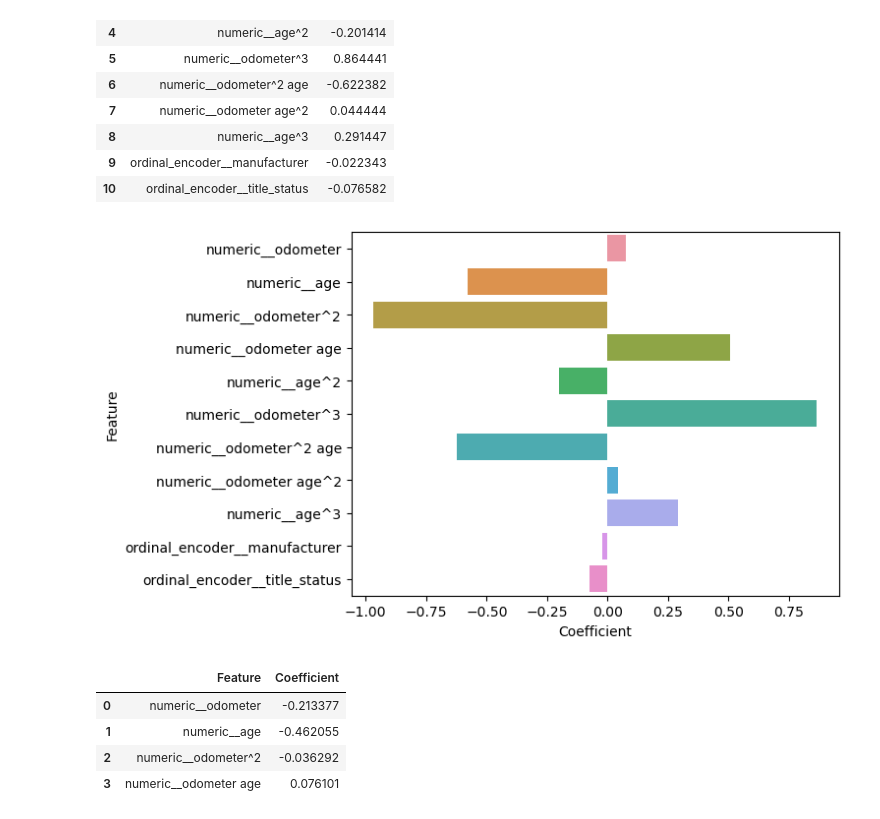
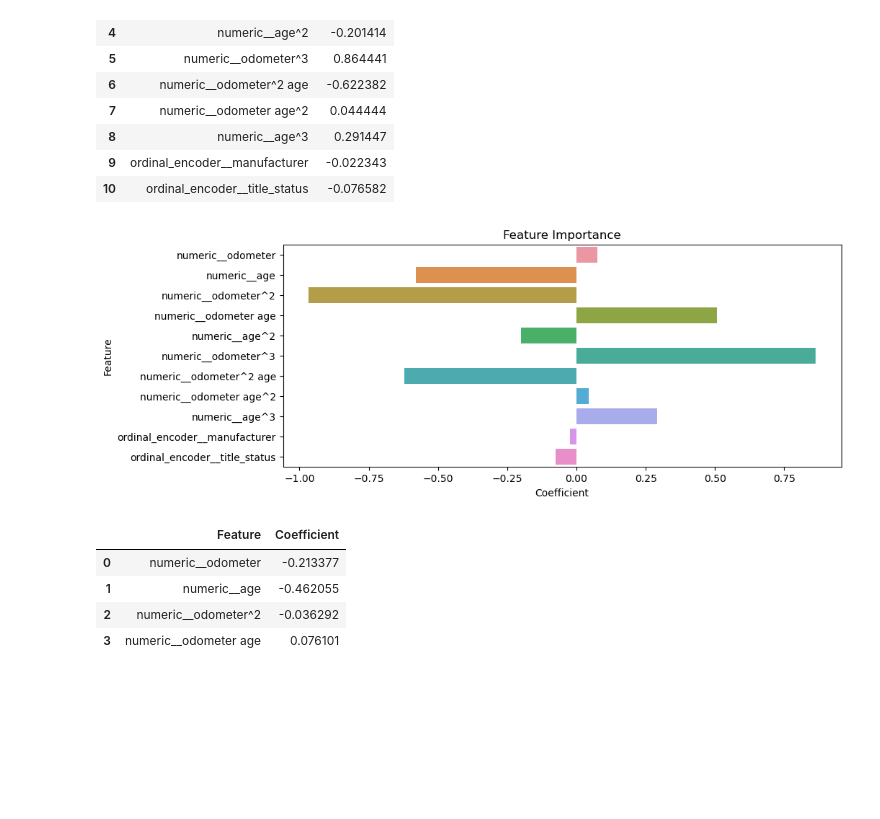
Before and after one commit to outdegree/BH-PCMLAI-M11-App2, a Jupyter notebook: prompt_II.ipynb, the cells around one changed output. Cells and saved outputs as stored; diff of their text form; code cells hidden in the pictures; blank space fills up the shorter version.

Commit message:
Added README and improved figures.

```diff
--- a/prompt_II.ipynb
+++ b/prompt_II.ipynb
@@ -660,9 +661,12 @@ coef_df
 | 9 | ordinal_encoder__manufacturer | -0.022343 |
 | 10 | ordinal_encoder__title_status | -0.076582 |
 # %%
-sns.barplot(data = coef_df, x = 'Coefficient', y = 'Feature').get_figure().savefig('images/coef-lin-reg.png')
+plt.figure(figsize = (10, 4))
+plot = sns.barplot(data = coef_df, x = 'Coefficient', y = 'Feature')
+plot.set(title = 'Feature Importance')
+plt.savefig('images/coef-lin-reg.png', bbox_inches = 'tight')
 # %% [output]
-[figure, old version]
+[figure, new version]
 # %%
 feature_names = sfs_lasso_pipeline[:-1].get_feature_names_out()
 coefficients = sfs_lasso_pipeline.named_steps['lin_regression'].coef_
```
Also changed, not shown: parts of 4 cells of this notebook, 5 other files.
